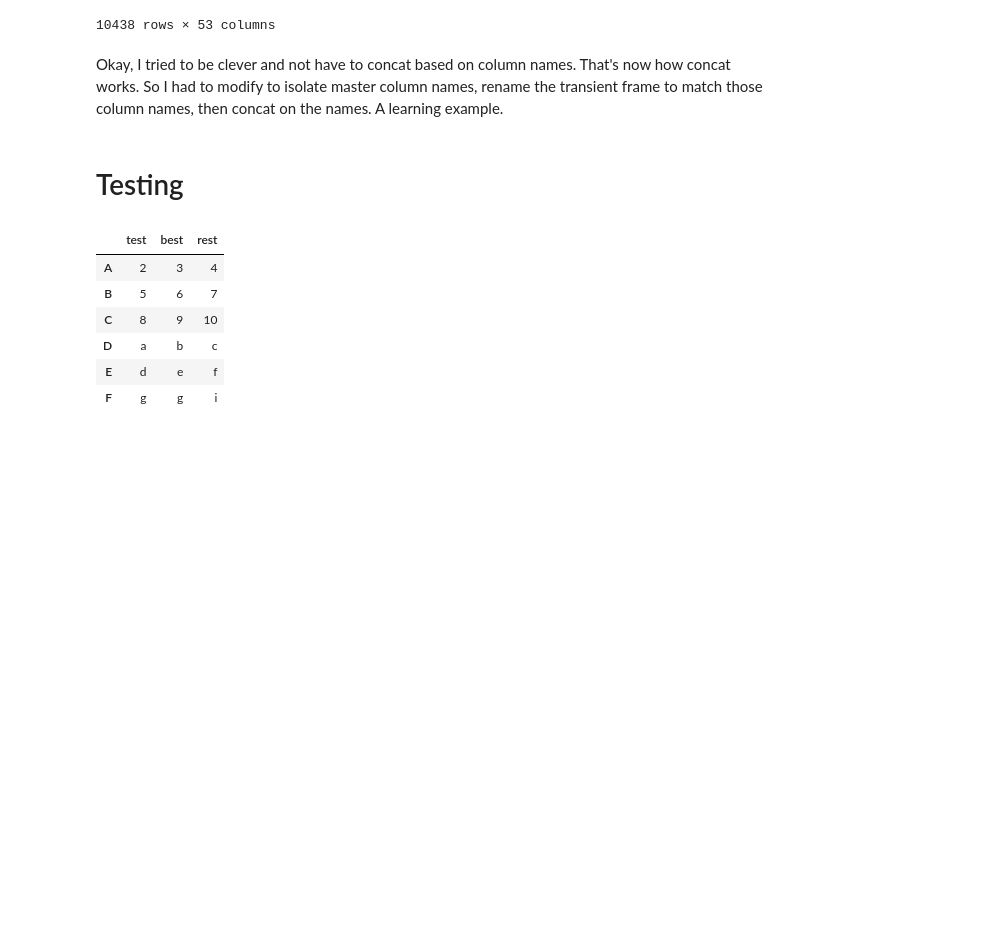
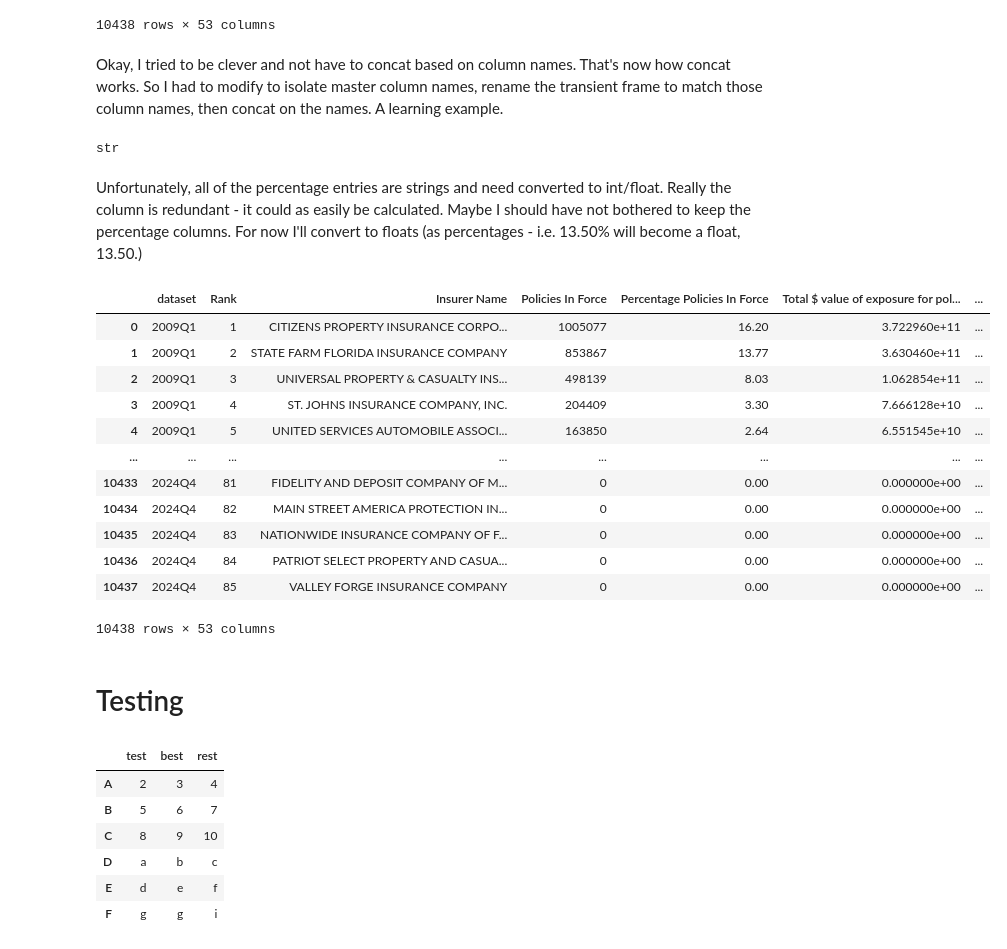
Before and after one commit to AlbertWKing/FL_Ins, a Jupyter notebook: data_import.ipynb, the cells around one changed output. Drawn from its saved outputs; the diff is of its cells as text; code cells hidden in the pictures; blank space fills up the shorter version.

Commit message:
change data types

```diff
--- a/data_import.ipynb
+++ b/data_import.ipynb
@@ -524,6 +524,31 @@ master_df
 10438 rows × 53 columns
 # %% [markdown]
 Okay, I tried to be clever and not have to concat based on column names. That's now how concat works. So I had to modify to isolate master column names, rename the transient frame to match those column names, then concat on the names. A learning example.
+# %%
+type(master_df.loc[0,"Percentage Policies In Force"])
+# %% [output]
+str
+# %% [markdown]
+Unfortunately, all of the percentage entries are strings and need converted to int/float. Really the column is redundant - it could as easily be calculated. Maybe I should have not bothered to keep the percentage columns. For now I'll convert to floats (as percentages - i.e. 13.50% will become a float, 13.50.)
+# %%
+for column in master_df.columns:
+    if "Percentage" in column:
+        master_df[column] = master_df[column].str.rstrip('%').astype(float)
+master_df
+# %% [output]
+|  | dataset | Rank | Insurer Name | Policies In Force | Percentage Policies In Force | Total $ value of exposure for pol... | ... |
+| 0 | 2009Q1 | 1 | CITIZENS PROPERTY INSURANCE CORPO... | 1005077 | 16.20 | 3.722960e+11 | ... |
+| 1 | 2009Q1 | 2 | STATE FARM FLORIDA INSURANCE COMPANY | 853867 | 13.77 | 3.630460e+11 | ... |
+| 2 | 2009Q1 | 3 | UNIVERSAL PROPERTY & CASUALTY INS... | 498139 | 8.03 | 1.062854e+11 | ... |
+| 3 | 2009Q1 | 4 | ST. JOHNS INSURANCE COMPANY, INC. | 204409 | 3.30 | 7.666128e+10 | ... |
+| 4 | 2009Q1 | 5 | UNITED SERVICES AUTOMOBILE ASSOCI... | 163850 | 2.64 | 6.551545e+10 | ... |
+| ... | ... | ... | ... | ... | ... | ... | ... |
+| 10433 | 2024Q4 | 81 | FIDELITY AND DEPOSIT COMPANY OF M... | 0 | 0.00 | 0.000000e+00 | ... |
+| 10434 | 2024Q4 | 82 | MAIN STREET AMERICA PROTECTION IN... | 0 | 0.00 | 0.000000e+00 | ... |
+| 10435 | 2024Q4 | 83 | NATIONWIDE INSURANCE COMPANY OF F... | 0 | 0.00 | 0.000000e+00 | ... |
+| 10436 | 2024Q4 | 84 | PATRIOT SELECT PROPERTY AND CASUA... | 0 | 0.00 | 0.000000e+00 | ... |
+| 10437 | 2024Q4 | 85 | VALLEY FORGE INSURANCE COMPANY | 0 | 0.00 | 0.000000e+00 | ... |
+10438 rows × 53 columns
 # %% [markdown]
 # Testing
 # %%
```
